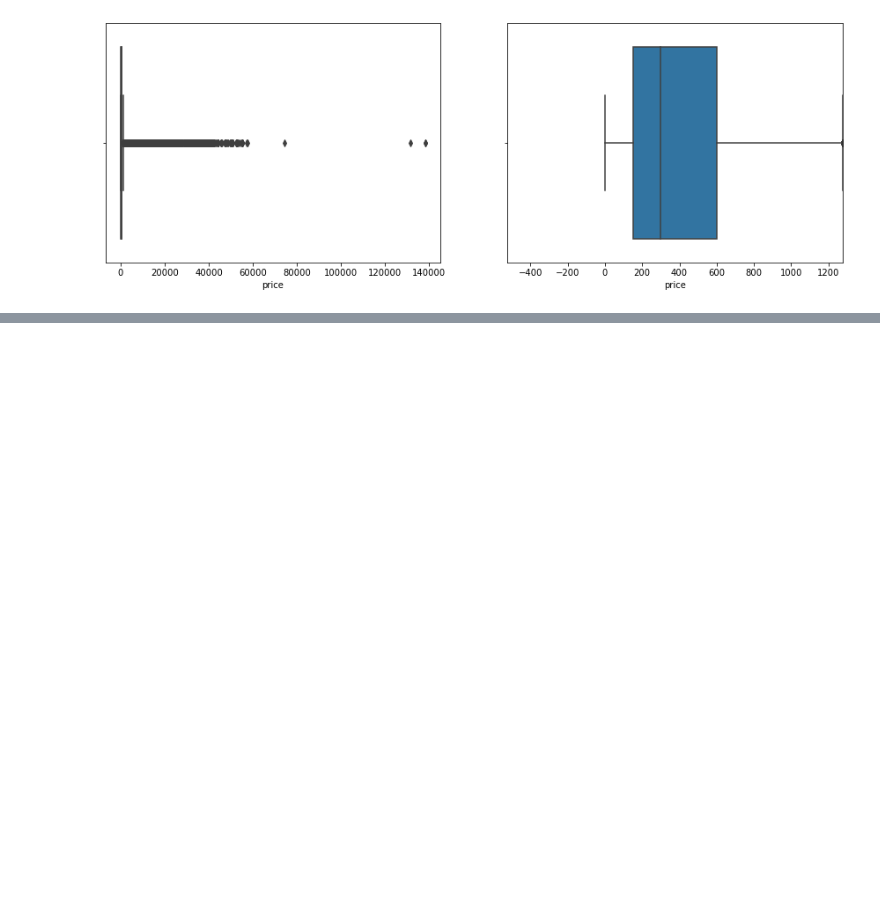
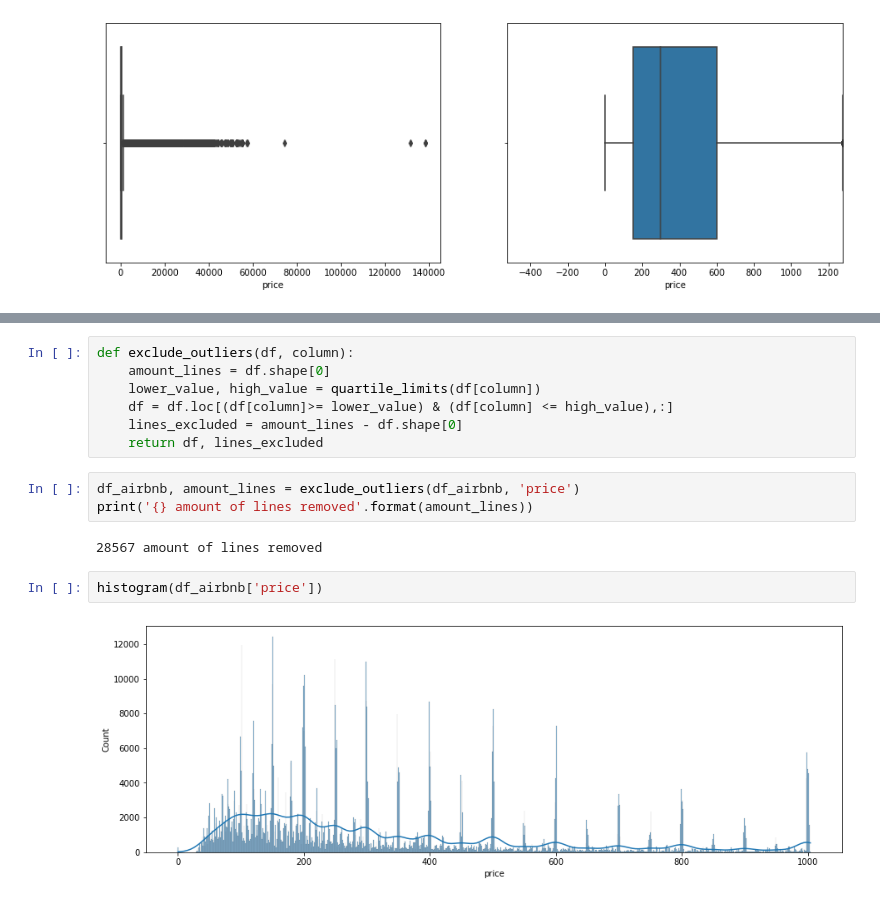
Before and after one commit to luizgmattos/Machine-Learning, a Jupyter notebook: Airbnb_Project_Rio/Airbnb_RioDeJaneiro_2018_2020.ipynb, the cells around one changed output, grey strips where cells are left out. Saved outputs shown, nothing was run; the diff lists cells and outputs as text; blank space fills up the shorter version.

```diff
--- a/Airbnb_Project_Rio/Airbnb_RioDeJaneiro_2018_2020.ipynb
+++ b/Airbnb_Project_Rio/Airbnb_RioDeJaneiro_2018_2020.ipynb
@@ -460,0 +465,16 @@ histogram(df_airbnb['bedrooms'])
+# %%
+def exclude_outliers(df, column):
+    amount_lines = df.shape[0]
+    lower_value, high_value = quartile_limits(df[column])
+    df = df.loc[(df[column]>= lower_value) & (df[column] <= high_value),:]
+    lines_excluded = amount_lines - df.shape[0]
+    return df, lines_excluded
+# %%
+df_airbnb, amount_lines = exclude_outliers(df_airbnb, 'price')
+print('{} amount of lines removed'.format(amount_lines))
+# %% [output]
+28567 amount of lines removed
+# %%
+histogram(df_airbnb['price'])
+# %% [output]
+[figure, added]
```
Also changed, not shown: parts of 7 cells of this notebook.
